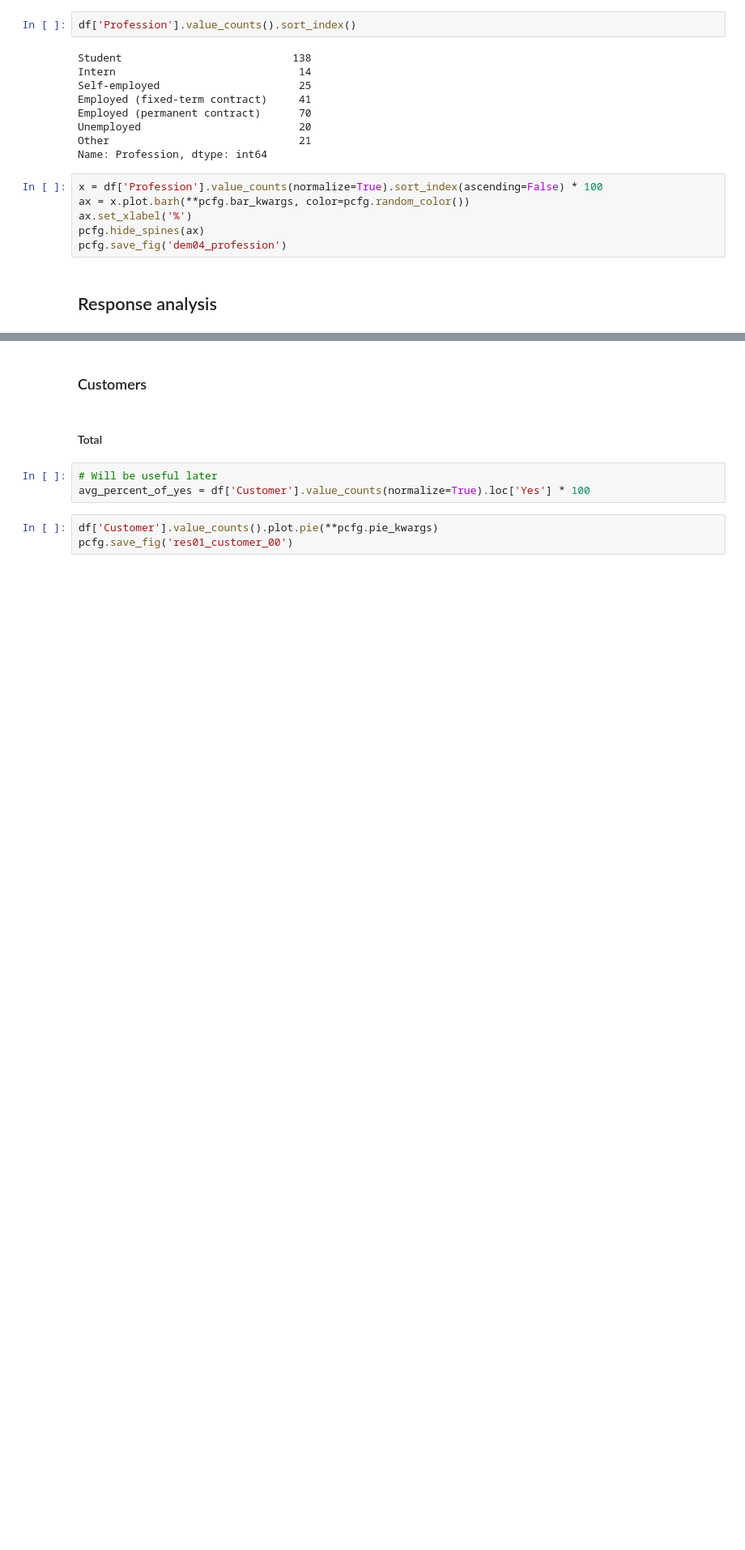
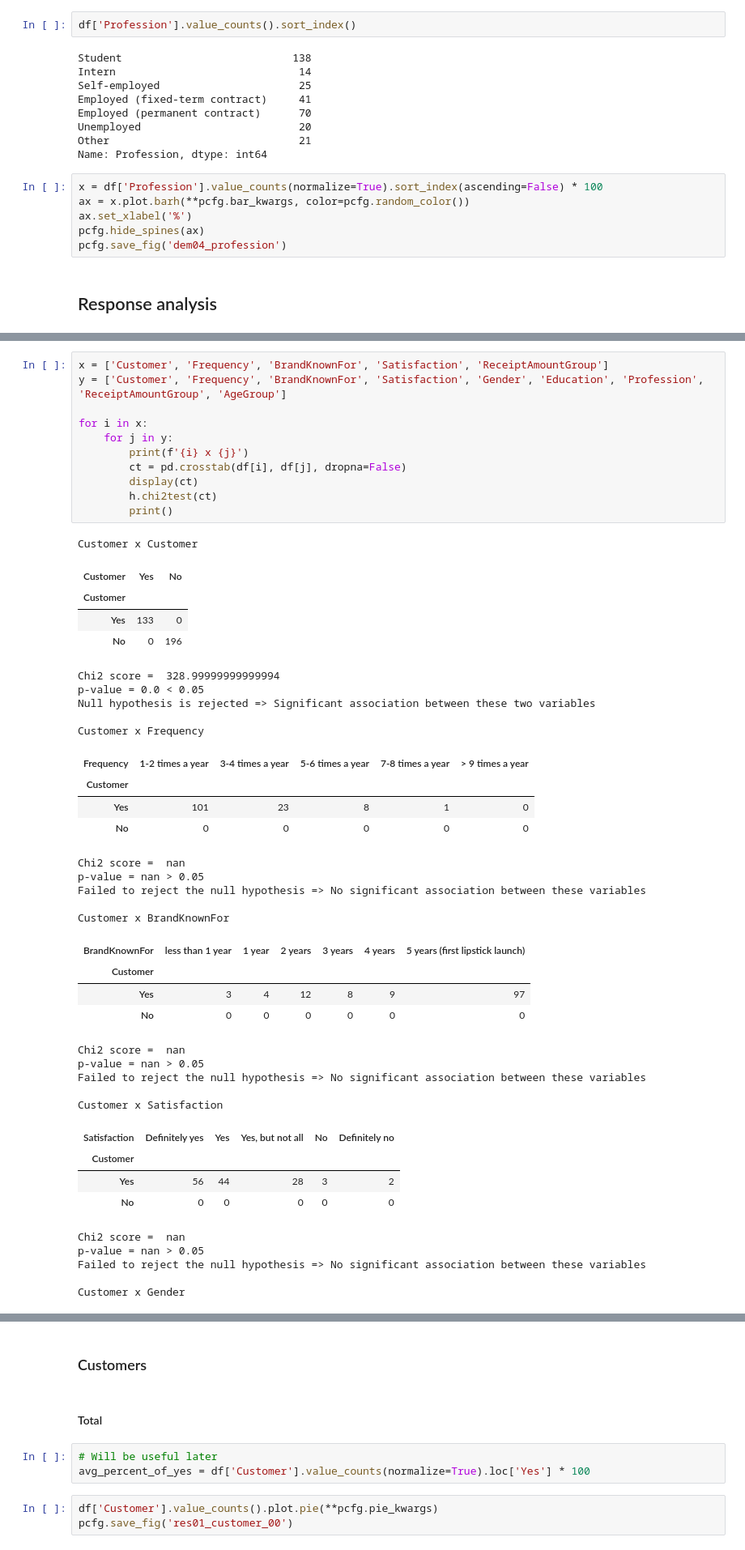
Before and after one commit to mksoc/thesis_data_analysis, a Jupyter notebook: src/survey_analysis.ipynb, the cells around one changed output, grey strips where cells are left out. Shown at 81% size. Cells and saved outputs as stored; diff of their text form; blank space fills up the shorter version.

Commit message:
Added chi square test function

```diff
--- a/src/survey_analysis.ipynb
+++ b/src/survey_analysis.ipynb
@@ -495,0 +498,49 @@ from matplotlib_venn import venn3
+# %%
+x = ['Customer', 'Frequency', 'BrandKnownFor', 'Satisfaction', 'ReceiptAmountGroup']
+y = ['Customer', 'Frequency', 'BrandKnownFor', 'Satisfaction', 'Gender', 'Education', 'Profession', 'ReceiptAmountGroup', 'AgeGroup']
+
+for i in x:
+    for j in y:
+        print(f'{i} x {j}')
+        ct = pd.crosstab(df[i], df[j], dropna=False)
+        display(ct)
+        h.chi2test(ct)
+        print()
+# %% [output]
+Customer x Customer
+| Customer | Yes | No |
+| Customer |  |  |
+| Yes | 133 | 0 |
+| No | 0 | 196 |
+Chi2 score =  328.99999999999994
+p-value = 0.0 < 0.05
+Null hypothesis is rejected => Significant association between these two variables
+
+Customer x Frequency
+| Frequency | 1-2 times a year | 3-4 times a year | 5-6 times a year | 7-8 times a year | > 9 times a year |
+| Customer |  |  |  |  |  |
+| Yes | 101 | 23 | 8 | 1 | 0 |
+| No | 0 | 0 | 0 | 0 | 0 |
+Chi2 score =  nan
+p-value = nan > 0.05
+Failed to reject the null hypothesis => No significant association between these variables
+
+Customer x BrandKnownFor
+| BrandKnownFor | less than 1 year | 1 year | 2 years | 3 years | 4 years | 5 years (first lipstick launch) |
+| Customer |  |  |  |  |  |  |
+| Yes | 3 | 4 | 12 | 8 | 9 | 97 |
+| No | 0 | 0 | 0 | 0 | 0 | 0 |
+Chi2 score =  nan
+p-value = nan > 0.05
+Failed to reject the null hypothesis => No significant association between these variables
+
+Customer x Satisfaction
+| Satisfaction | Definitely yes | Yes | Yes, but not all | No | Definitely no |
+| Customer |  |  |  |  |  |
+| Yes | 56 | 44 | 28 | 3 | 2 |
+| No | 0 | 0 | 0 | 0 | 0 |
+Chi2 score =  nan
+p-value = nan > 0.05
+Failed to reject the null hypothesis => No significant association between these variables
+
+Customer x Gender
```
Also changed, not shown: parts of 5 cells of this notebook, 1 other file.
